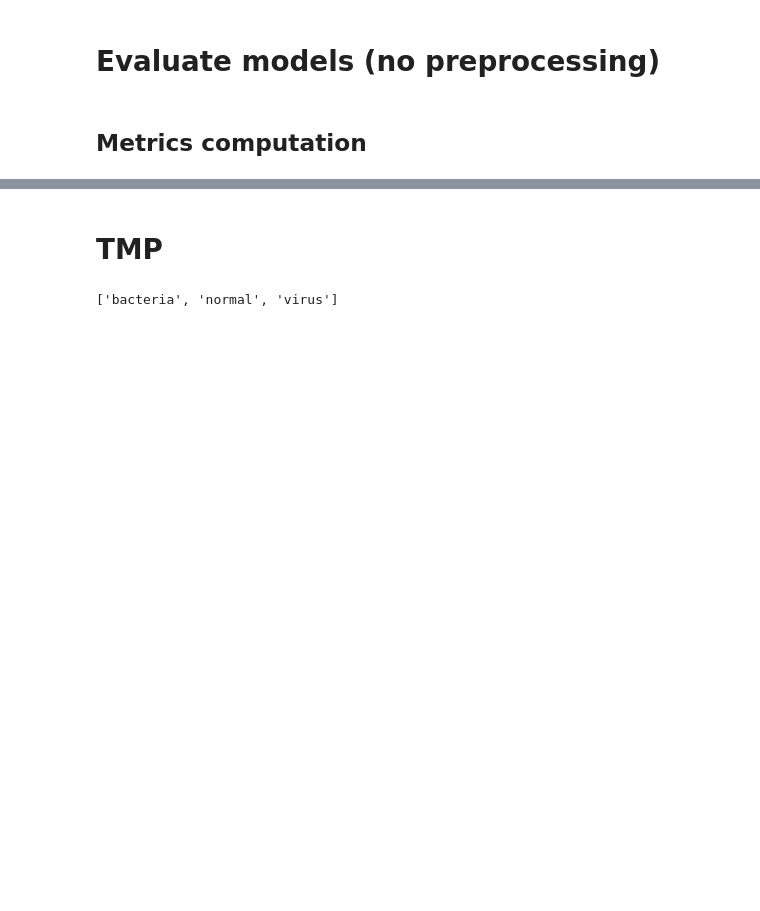
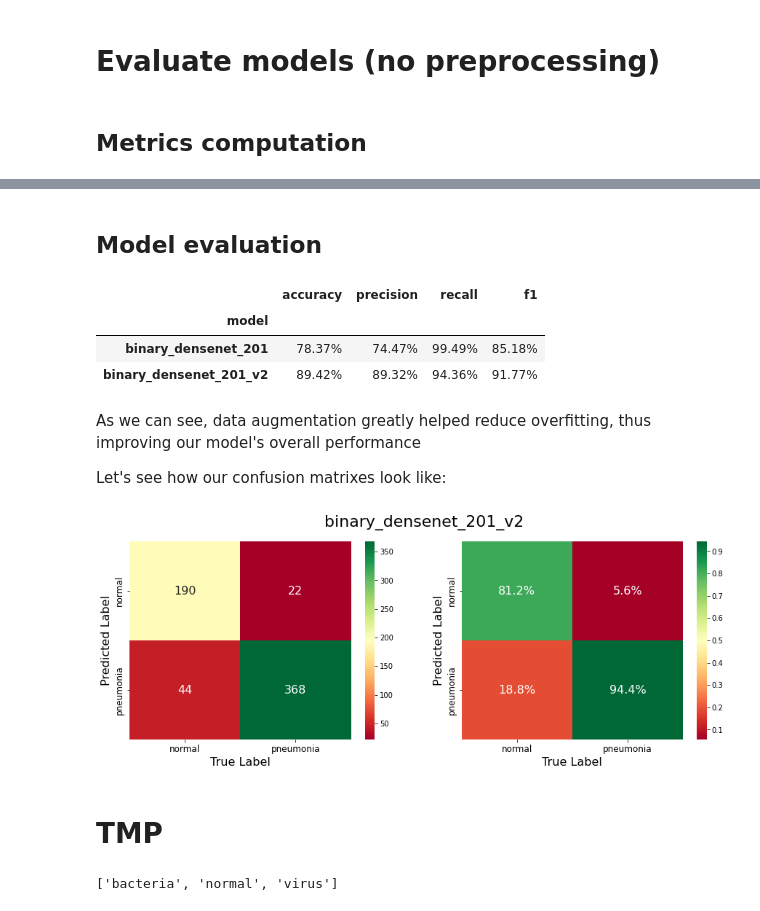
Before and after one commit to alexandre-pinon/zoidberg-2.0, a Jupyter notebook: zoidberg_2_0.ipynb, the cells around one changed output, grey strips where cells are left out. Cells and saved outputs as stored; diff of their text form; code cells hidden in the pictures; blank space fills up the shorter version.

```diff
--- a/zoidberg_2_0.ipynb
+++ b/zoidberg_2_0.ipynb
@@ -474,0 +499,26 @@ for y_true, y_pred, _ in multi_evaluation_scores:
+# %%
+binary_train_data = train_datagen.flow_from_directory(
+    directory=binary_train_dir,
+    target_size=IMG_SIZE,
+    class_mode='binary',
+    batch_size=BATCH_SIZE,
+    shuffle=True,
+    seed=SEED,
+    subset='training')
+
+binary_val_data = train_datagen.flow_from_directory(
+    directory=binary_train_dir,
+    target_size=IMG_SIZE,
+    class_mode='binary',
+    batch_size=BATCH_SIZE,
+    shuffle=True,
+    seed=SEED,
+    subset='validation')
+
+binary_test_data = test_datagen.flow_from_directory(
+    directory=binary_test_dir,
+    target_size=IMG_SIZE,
+    class_mode='binary',
+    batch_size=BATCH_SIZE,
+    shuffle=False,
+    seed=SEED)
@@ -474,0 +569,11 @@ for y_true, y_pred, _ in multi_evaluation_scores:
+# %%
+binary_densenet_201 = models.load_model('binary_models/binary_densenet_201')
+binary_densenet_201_v2 = models.load_model('binary_models/binary_densenet_201_v2')
+# %% [markdown]
+## Model evaluation
+# %%
+binary_models = [binary_densenet_201, binary_densenet_201_v2]
+binary_evaluation_scores = [
+    helpers.evaluate_model_binary(binary_model, binary_test_data)
+    for binary_model in binary_models
+]
@@ -475,3 +582,23 @@ for y_true, y_pred, _ in multi_evaluation_scores:
+# %%
+binary_scores_df = pd.DataFrame(binary_metrics)
+binary_scores_df['model'] = [m.name for m in binary_models]
+binary_scores_df.set_index('model', inplace=True)
+binary_scores_df.applymap('{:.2%}'.format)
+# %% [output]
+|  | accuracy | precision | recall | f1 |
+| model |  |  |  |  |
+| binary_densenet_201 | 78.37% | 74.47% | 99.49% | 85.18% |
+| binary_densenet_201_v2 | 89.42% | 89.32% | 94.36% | 91.77% |
+# %% [markdown]
+As we can see, data augmentation greatly helped reduce overfitting, thus improving our model's overall performance
+
+Let's see how our confusion matrixes look like:
+# %%
+y_true, y_pred, _ = binary_evaluation_scores[1]
+cm = confusion_matrix(y_true, y_pred)
+helpers.plot_confusion_matrixes(cm.T, binary_class_names, model_name=binary_models[1].name)
+# %% [output]
+[figure, added]
 # %% [markdown]
 # TMP
 # %%
```
Also changed, not shown: parts of 23 cells of this notebook, 1 other file.
